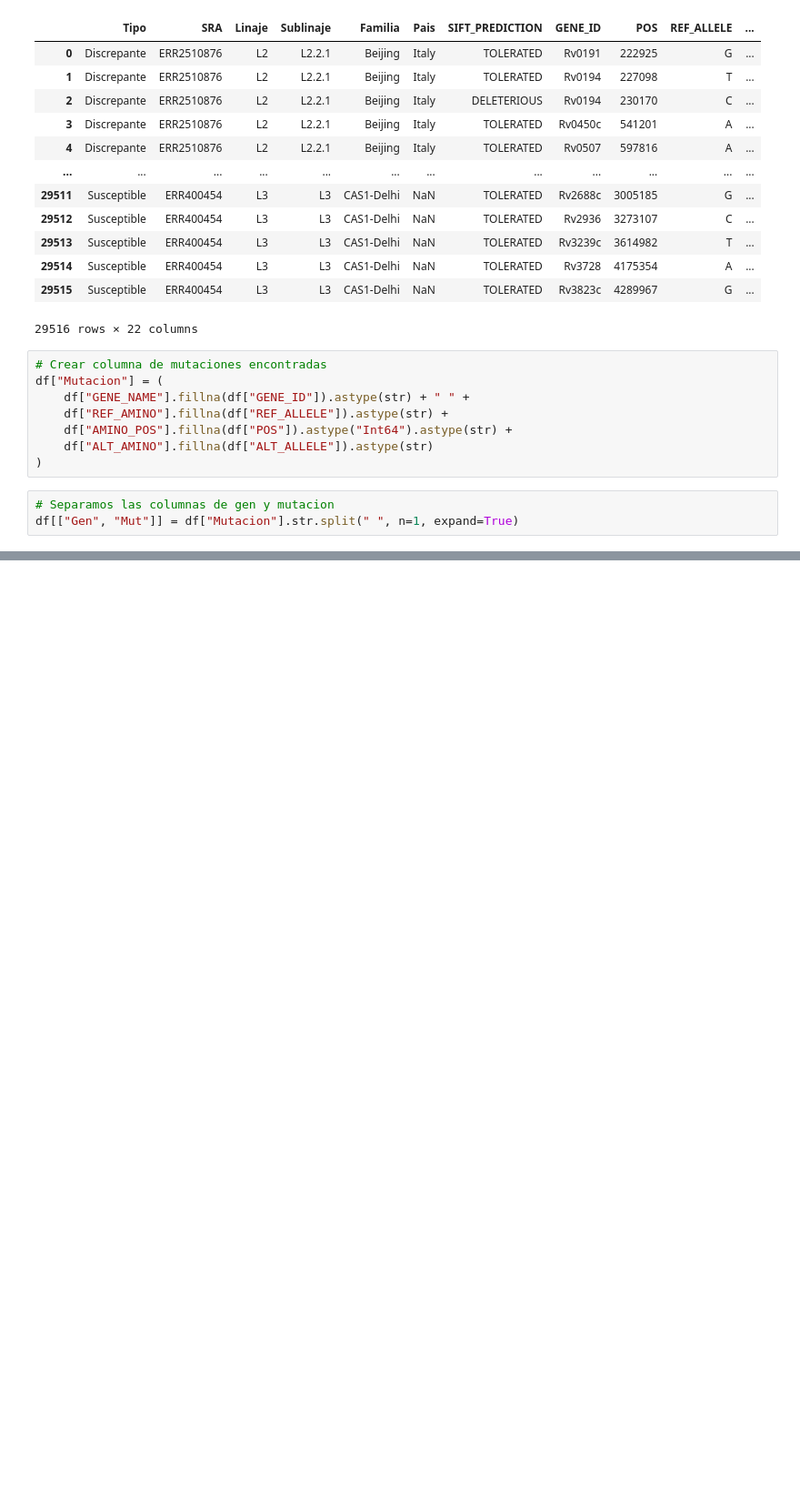
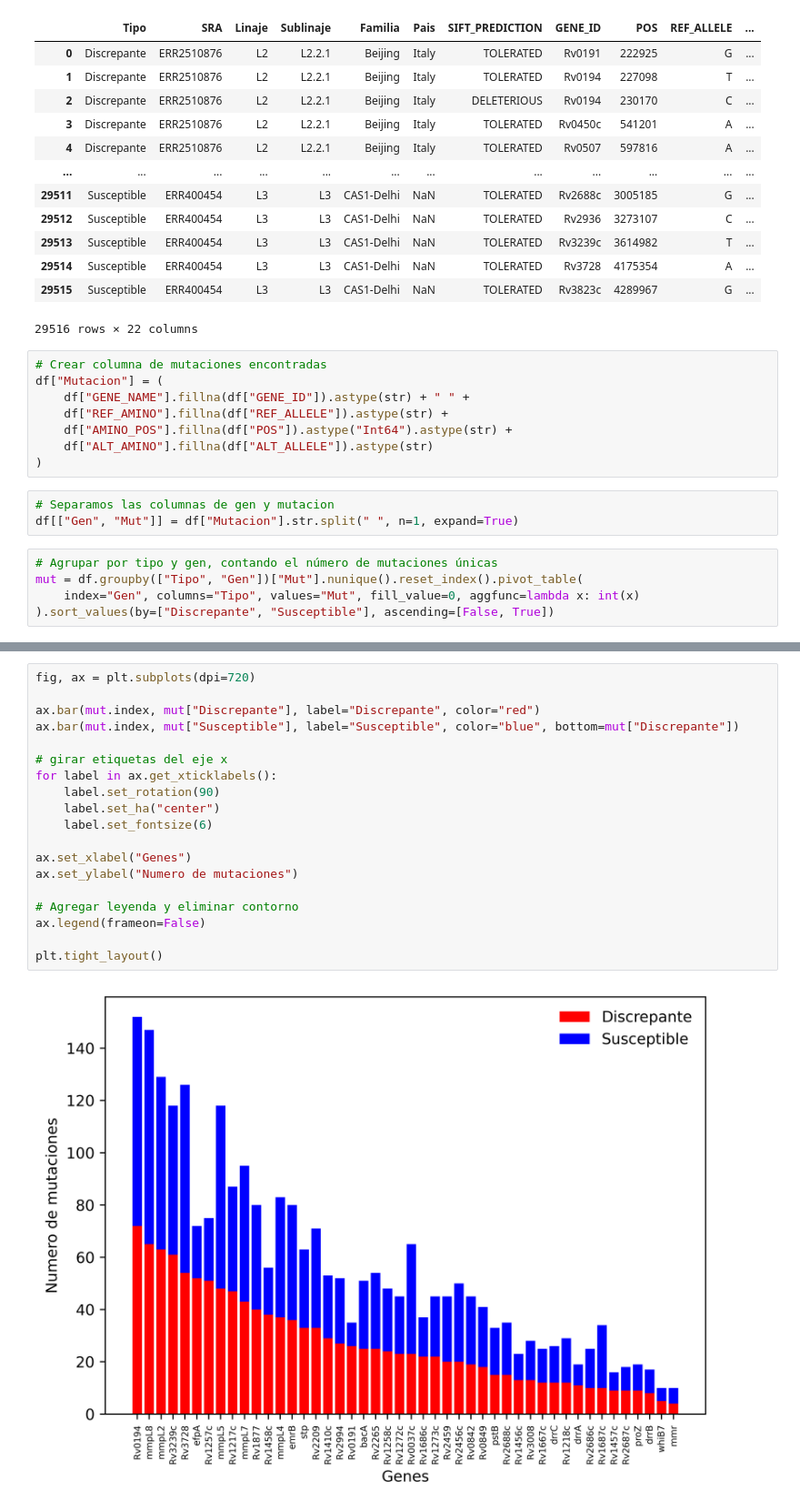
Before and after one commit to SaitamaWick98/Scripts-maestria, a Jupyter notebook: notebooks/Genes mas comunes de BE.ipynb, the cells around one changed output, grey strips where cells are left out. Shown at 91% size. Saved outputs shown, nothing was run; the diff lists cells and outputs as text; blank space fills up the shorter version.

```diff
--- a/notebooks/Genes mas comunes de BE.ipynb
+++ b/notebooks/Genes mas comunes de BE.ipynb
@@ -42,3 +42,8 @@ df["Mutacion"] = (
 # %%
 # Separamos las columnas de gen y mutacion
 df[["Gen", "Mut"]] = df["Mutacion"].str.split(" ", n=1, expand=True)
+# %%
+# Agrupar por tipo y gen, contando el número de mutaciones únicas
+mut = df.groupby(["Tipo", "Gen"])["Mut"].nunique().reset_index().pivot_table(
+    index="Gen", columns="Tipo", values="Mut", fill_value=0, aggfunc=lambda x: int(x)
+).sort_values(by=["Discrepante", "Susceptible"], ascending=[False, True])
@@ -44,0 +71,21 @@ df[["Gen", "Mut"]] = df["Mutacion"].str.split(" ", n=1, expand=True)
+# %%
+fig, ax = plt.subplots(dpi=720)
+
+ax.bar(mut.index, mut["Discrepante"], label="Discrepante", color="red")
+ax.bar(mut.index, mut["Susceptible"], label="Susceptible", color="blue", bottom=mut["Discrepante"])
+
+# girar etiquetas del eje x
+for label in ax.get_xticklabels():
+    label.set_rotation(90)
+    label.set_ha("center")
+    label.set_fontsize(6)
+
+ax.set_xlabel("Genes")
+ax.set_ylabel("Numero de mutaciones")
+
+# Agregar leyenda y eliminar contorno
+ax.legend(frameon=False)
+
+plt.tight_layout()
+# %% [output]
+[figure, added]
```
Also changed, not shown: parts of 2 cells of this notebook, 3 other files.
